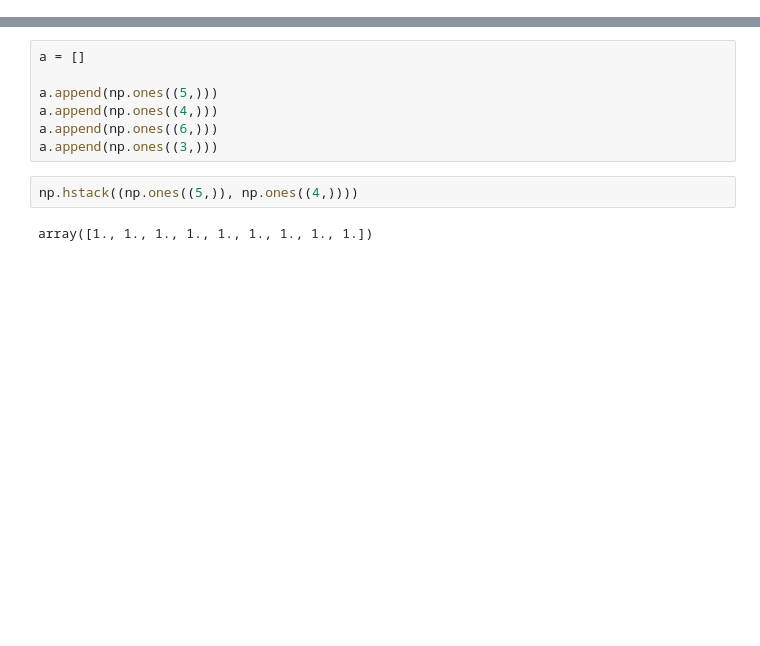
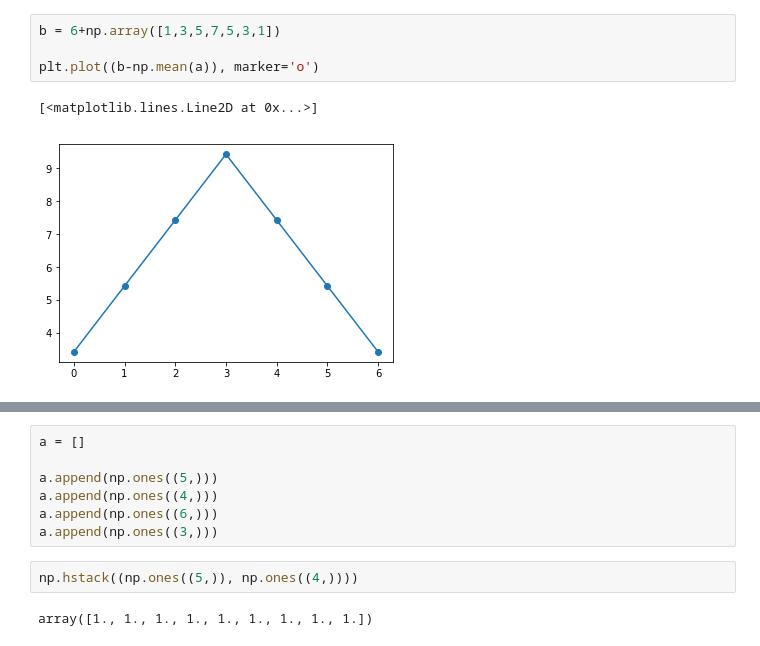
Before and after one commit to seungwon1/cs294_hw, a Jupyter notebook: hw2/Untitled.ipynb, the cells around one changed output, grey strips where cells are left out. Saved outputs shown, nothing was run; the diff lists cells and outputs as text; blank space fills up the shorter version.

```diff
--- a/hw2/Untitled.ipynb
+++ b/hw2/Untitled.ipynb
@@ -29,0 +16,7 @@ print(d2, d2.shape)
+# %%
+b = 6+np.array([1,3,5,7,5,3,1])
+
+plt.plot((b-np.mean(a)), marker='o')
+# %% [output]
+[<matplotlib.lines.Line2D at 0x...>]
+[figure, added]
```
Also changed, not shown: parts of 10 cells of this notebook, 55 other files.
